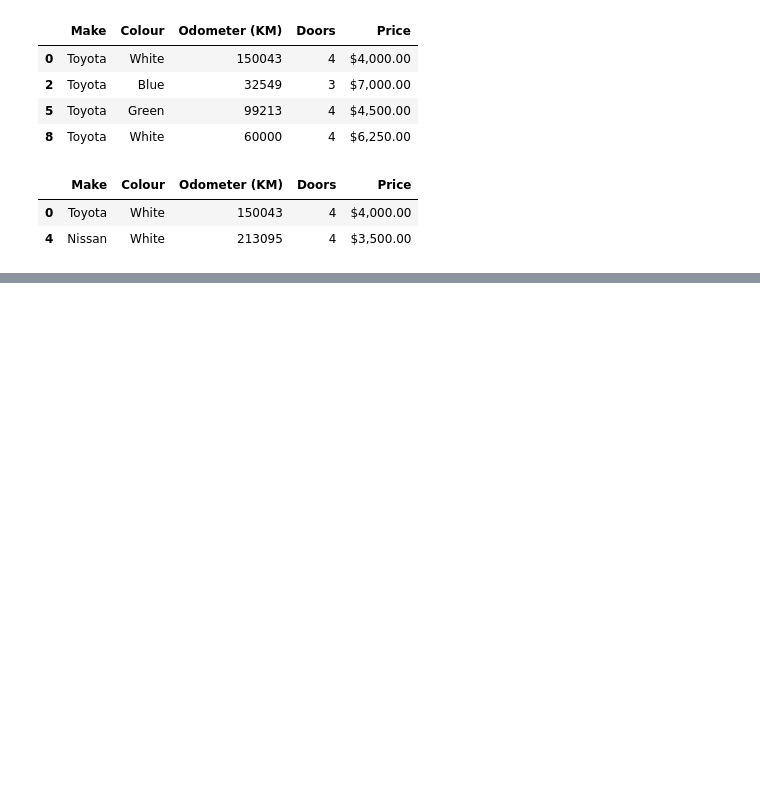
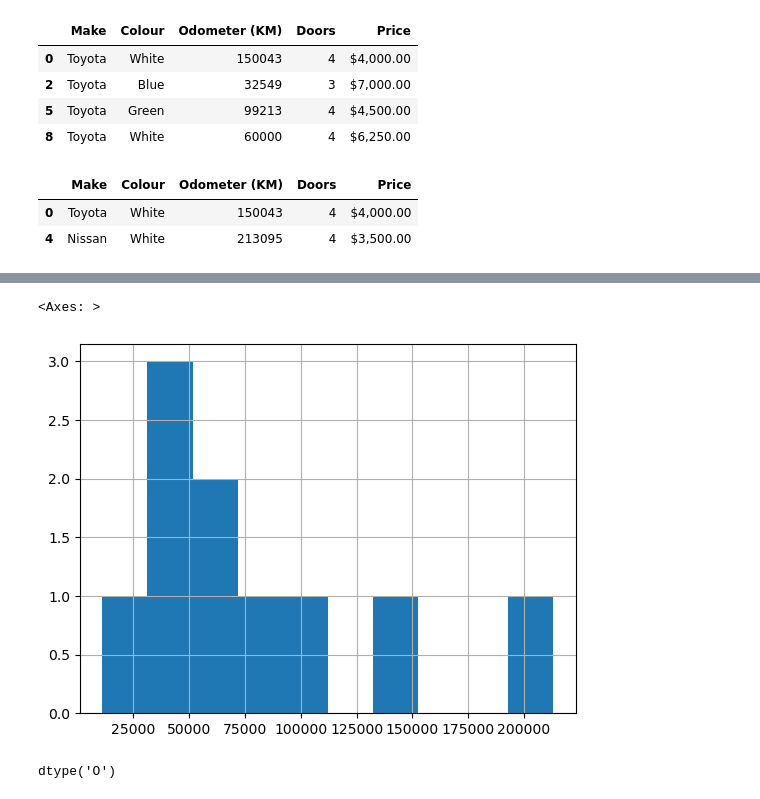
Before and after one commit to JafethHPC/Machine-Learning---Data-Science-Course, a Jupyter notebook: Notebooks/Learning/Pandas.ipynb, the cells around one changed output, grey strips where cells are left out. Cells and saved outputs as stored; diff of their text form; code cells hidden in the pictures; blank space fills up the shorter version.

```diff
--- a/Notebooks/Learning/Pandas.ipynb
+++ b/Notebooks/Learning/Pandas.ipynb
@@ -351,0 +392,9 @@ car_sales[car_sales["Odometer (KM)"] > 100000]
+# %%
+car_sales["Odometer (KM)"].hist()
+# %% [output]
+<Axes: >
+[figure, added]
+# %%
+car_sales["Price"].dtype
+# %% [output]
+dtype('O')
```
Also changed, not shown: parts of 25 cells of this notebook.
